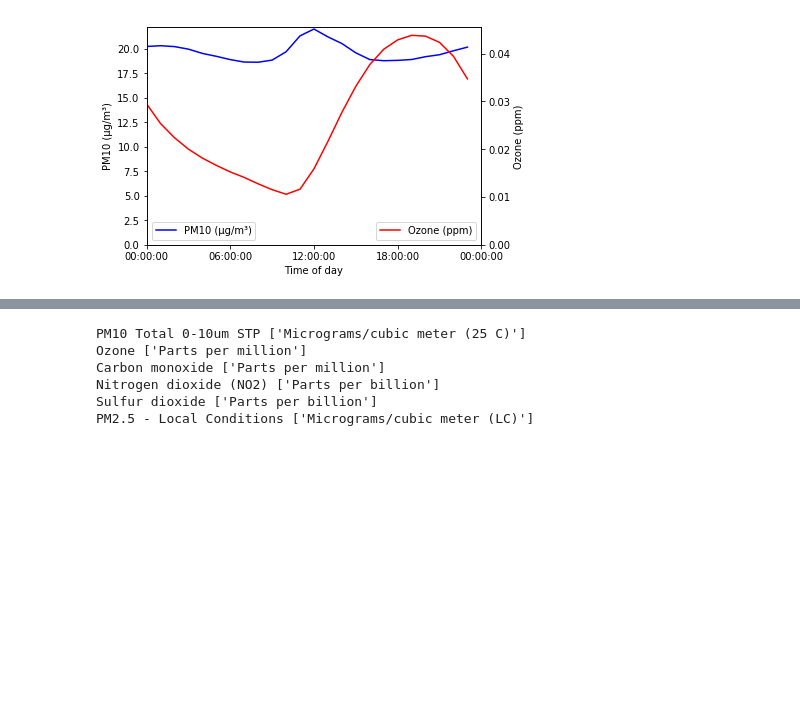
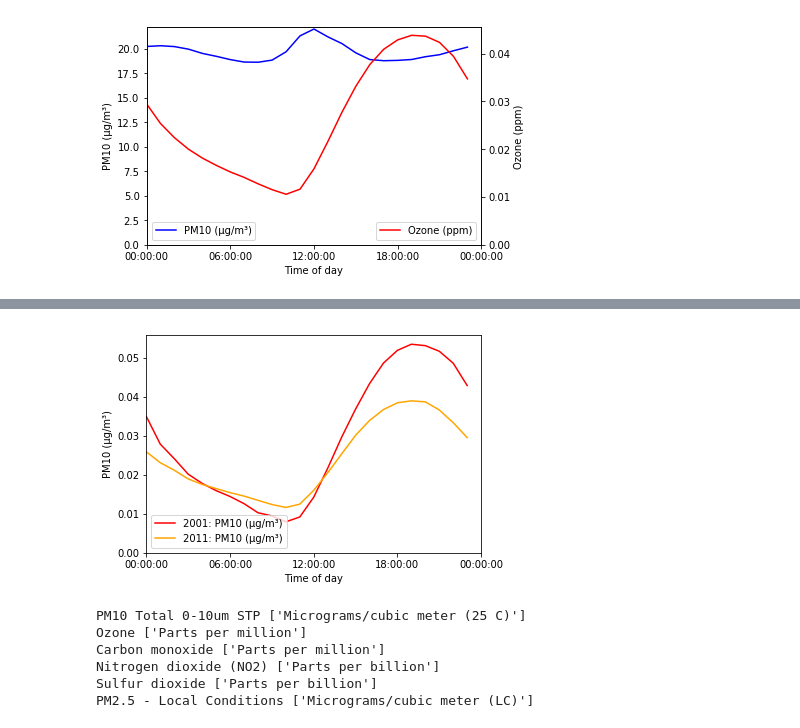
Before and after one commit to DuncanDHall/EAS-air-quality, a Jupyter notebook: exploration_v3.ipynb, the cells around one changed output, grey strips where cells are left out. Cells and saved outputs as stored; diff of their text form; code cells hidden in the pictures; blank space fills up the shorter version.

```diff
--- a/exploration_v3.ipynb
+++ b/exploration_v3.ipynb
@@ -146,3 +147,30 @@ plt.savefig('daily.png',dpi=1000)
+# %%
+df['doy']=df.index.dayofyear
+df['woy']=(df.doy/7).astype(int)
+df['tod']=df.index.time
+df['year']=df.index.year
+
+fig = plt.figure() # Create matplotlib figure
+
+ax = fig.add_subplot(111) # Create matplotlib axes
+
+annual_mean = df[(df.parameter==O3) & (df.year==2001)].groupby('tod').value.mean()
+annual_mean.plot(ax=ax,color='red')
+
+annual_mean = df[(df.parameter==O3) & (df.year==2011)].groupby('tod').value.mean()
+annual_mean.plot(ax=ax,color='orange')
+
+ax.legend(['2001: PM10 (μg/m³)','2011: PM10 (μg/m³)'],loc='lower left')
+ax.set_ylabel('PM10 (μg/m³)')
+
+ax.set_xlabel('Time of day')
+ax.set_xticks(np.array(range(0,25,6))*3600)
+ax.set_xlim((0,24*3600))
+ax.set_ylim(ymin=0)
+
+plt.savefig('change_pm10.png',dpi=1000)
+# %% [output]
+[figure, added]
 # %%
 for p in df.parameter.unique():
     print(p, df[df.parameter==p].unit.unique())
```
Also changed, not shown: parts of 2 cells of this notebook, 1 other file.
